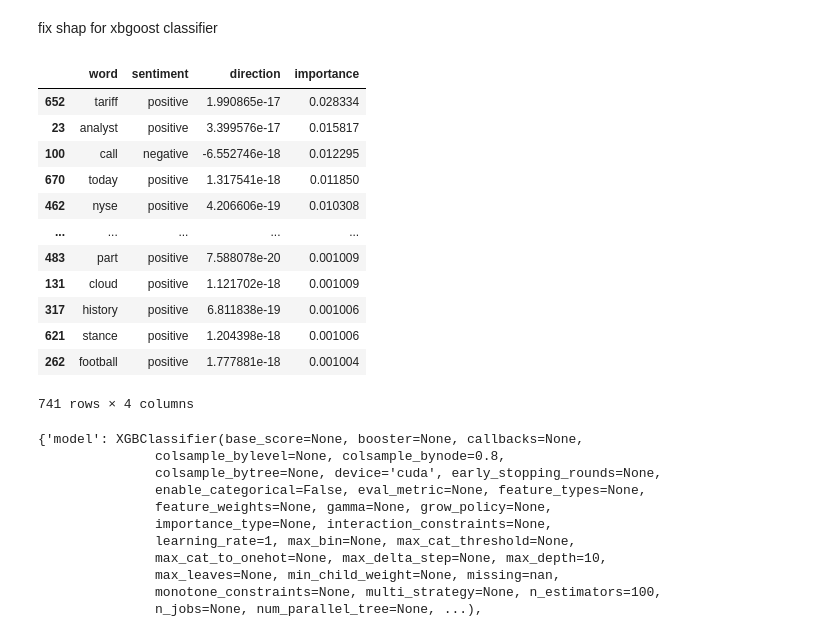
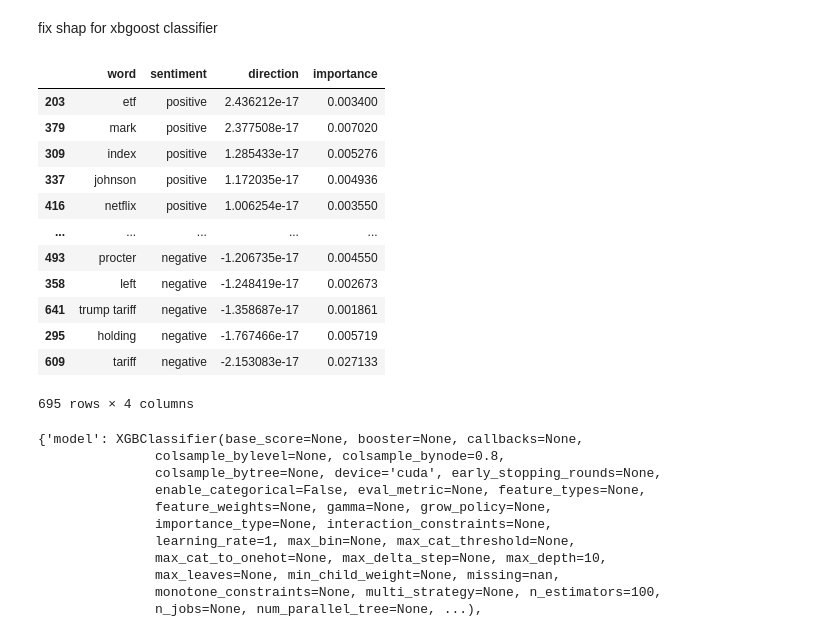
Before and after one commit to AndreasWendel/Examens, a Jupyter notebook: db checks.ipynb, the cells around one changed output. Cells and saved outputs as stored; diff of their text form; code cells hidden in the pictures.

```diff
--- a/db checks.ipynb
+++ b/db checks.ipynb
@@ -552,7 +558,7 @@ for i, timeframe in enumerate(timeframes):
     print(f"Std return for news: {np.std(news_returns_list[i]):.5f}")
     print(f"Std return for random: {np.std(random_returns_list[i]):.5f}")
     print(f"T-test p-value: {t_tests[i]:.5f}")
-    stat, p = levene(news_returns_list[i], random_returns_list[i], center='median')
+    stat, p = levene(news_returns_list[i], random_returns_list[i], center='mean')
     print(f"Levene’s test p-value: {p}")
 # %% [output]
 Timeframe: 10min
@@ -616,7 +622,7 @@ class MarketSentiment:
 
 
 
-    def preprocess_data(self, df, method='tfidf', max_features=3000, ngram_range=(1, 2), use_lemmatization=True, threshold=0.001):
+    def preprocess_data(self, df, max_features=3000, ngram_range=(1, 2), use_lemmatization=True, threshold=0.001):
         """
         Preprocess the raw data to prepare for training
         """
@@ -689,10 +695,7 @@ class MarketSentiment:
         self.labeled_data = self.labeled_data[self.labeled_data['cleaned_text'].str.strip() != '']
         print(f"After preprocessing: {len(self.labeled_data)} articles")
 
-        if method == 'count':
-            self.vectorizer = CountVectorizer(max_features=max_features, ngram_range=ngram_range)
-        else:  # default to tfidf
-            self.vectorizer = TfidfVectorizer(max_features=max_features, ngram_range=ngram_range)
+        self.vectorizer = TfidfVectorizer(max_features=max_features, ngram_range=ngram_range)
         # Vectorize text
         X = self.vectorizer.fit_transform(self.labeled_data['cleaned_text'])
 
@@ -830,7 +833,7 @@ class MarketSentiment:
 
         # Extract features only if supported
         if best_model_name in ['Logistic Regression', 'XGBoost Classifier']:
-            self.extract_important_features(X_df.columns, best_model_name, self.model)
+            self.extract_important_features(best_model_name, self.model)
 
         return results
 
@@ -863,10 +866,10 @@ class MarketSentiment:
             # Create DataFrame
             feature_importance = pd.DataFrame({
                 'feature': self.feature_names,
-                'importance': self.mean_shap
+                'importance': self.abs_mean_shap
             }).sort_values(by='importance', ascending=False)
 
-            self.important_features = feature_importance.head(30)
+            self.important_features = feature_importance
 
             print("Top 10 most important features (by SHAP):")
             print(self.important_features.head(10))
@@ -1014,10 +1017,10 @@ class MarketSentiment:
         print(f"Created sentiment lexicon with {len(lexicon)} words")
 
         print("\nTop positive words:")
-        print(lexicon[lexicon['sentiment'] == 'positive'].head(10))
+        print(lexicon[lexicon['sentiment'] == 'positive'].sort_values('direction', ascending=False).head(10))
 
         print("\nTop negative words:")
-        print(lexicon[lexicon['sentiment'] == 'negative'].tail(10))
+        print(lexicon[lexicon['sentiment'] == 'negative'].sort_values('direction', ascending=False).tail(10))
 
         return lexicon
 
@@ -1117,3 +1126,11 @@ print(data["sentiment_label"].head(3).values)
 labelencoder.classes_
 # %% [output]
 array(['negative', 'neutral', 'positive'], dtype=object)
+# %%
+sentiment_model = MarketSentiment()
+
+X_df, data, labelencoder = sentiment_model.preprocess_data(complete_df,
+                                            max_features=5000,
+                                            ngram_range=(1, 2),
+                                            use_lemmatization=True,
+                                            threshold=0.002)
@@ -1166,21 +1199,21 @@ Top positive words:
 # %% [markdown]
 fix shap for xbgoost classifier
 # %%
-lexicon
+lexicon.sort_values(by='direction', ascending=False)
 # %% [output]
 |  | word | sentiment | direction | importance |
-| 652 | tariff | positive | 1.990865e-17 | 0.028334 |
-| 23 | analyst | positive | 3.399576e-17 | 0.015817 |
-| 100 | call | negative | -6.552746e-18 | 0.012295 |
-| 670 | today | positive | 1.317541e-18 | 0.011850 |
-| 462 | nyse | positive | 4.206606e-19 | 0.010308 |
+| 203 | etf | positive | 2.436212e-17 | 0.003400 |
+| 379 | mark | positive | 2.377508e-17 | 0.007020 |
+| 309 | index | positive | 1.285433e-17 | 0.005276 |
+| 337 | johnson | positive | 1.172035e-17 | 0.004936 |
+| 416 | netflix | positive | 1.006254e-17 | 0.003550 |
 | ... | ... | ... | ... | ... |
-| 483 | part | positive | 7.588078e-20 | 0.001009 |
-| 131 | cloud | positive | 1.121702e-18 | 0.001009 |
-| 317 | history | positive | 6.811838e-19 | 0.001006 |
-| 621 | stance | positive | 1.204398e-18 | 0.001006 |
-| 262 | football | positive | 1.777881e-18 | 0.001004 |
+| 493 | procter | negative | -1.206735e-17 | 0.004550 |
+| 358 | left | negative | -1.248419e-17 | 0.002673 |
+| 641 | trump tariff | negative | -1.358687e-17 | 0.001861 |
+| 295 | holding | negative | -1.767466e-17 | 0.005719 |
+| 609 | tariff | negative | -2.153083e-17 | 0.027133 |
-741 rows × 4 columns
+695 rows × 4 columns
 # %%
 results["XGBoost Classifier"]
 # %% [output]
```
Also changed, not shown: parts of 34 cells of this notebook, 5 other files.
